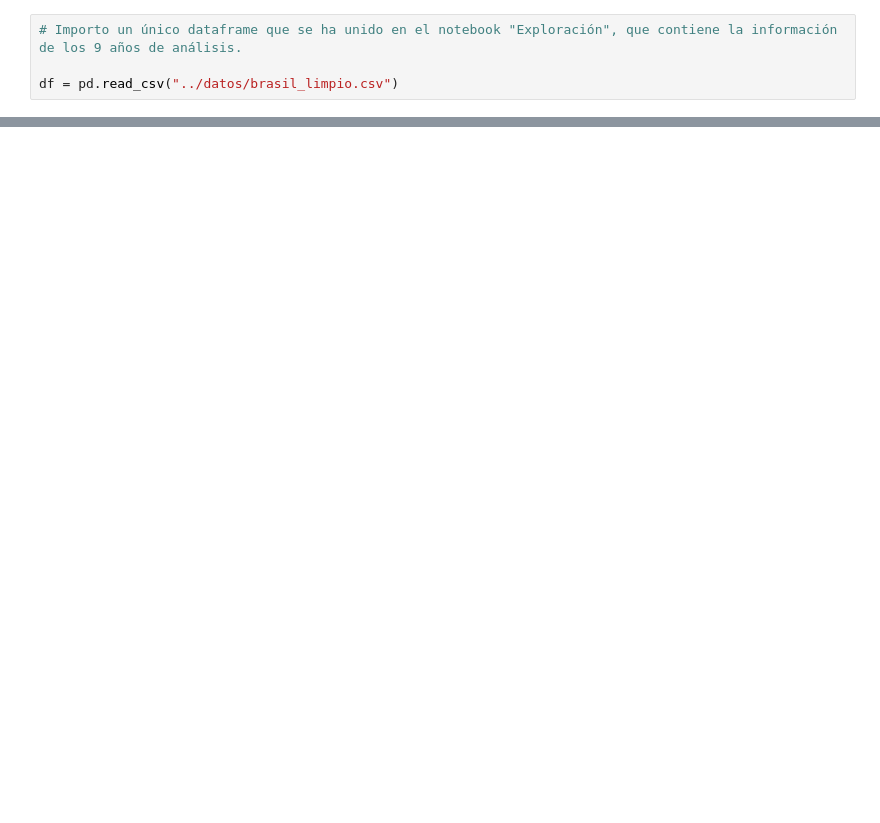
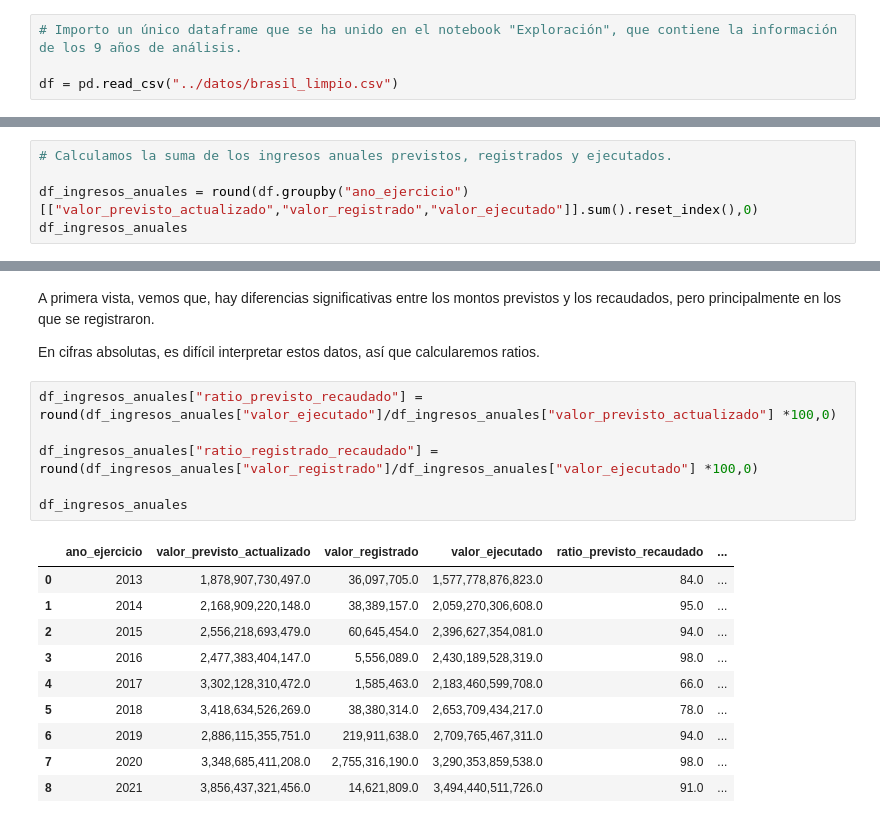
Before and after one commit to davfranco1/Proyecto2-EDA-Ingresos-Publicos-Brasil, a Jupyter notebook: notebooks/3_Análisis-Visualización.ipynb, the cells around one changed output, grey strips where cells are left out. Drawn from its saved outputs; the diff is of its cells as text; blank space fills up the shorter version.

```diff
--- a/notebooks/3_Análisis-Visualización.ipynb
+++ b/notebooks/3_Análisis-Visualización.ipynb
@@ -78,0 +94,5 @@ sl.conversion_fecha(df, "fecha_registro")
+# %%
+# Calculamos la suma de los ingresos anuales previstos, registrados y ejecutados.
+
+df_ingresos_anuales = round(df.groupby("ano_ejercicio")[["valor_previsto_actualizado","valor_registrado","valor_ejecutado"]].sum().reset_index(),0)
+df_ingresos_anuales
@@ -78,0 +110,21 @@ sl.conversion_fecha(df, "fecha_registro")
+# %% [markdown]
+A primera vista, vemos que, hay diferencias significativas entre los montos previstos y los recaudados, pero principalmente en los que se registraron.
+
+En cifras absolutas, es difícil interpretar estos datos, así que calcularemos ratios.
+# %%
+df_ingresos_anuales["ratio_previsto_recaudado"] = round(df_ingresos_anuales["valor_ejecutado"]/df_ingresos_anuales["valor_previsto_actualizado"] *100,0)
+
+df_ingresos_anuales["ratio_registrado_recaudado"] = round(df_ingresos_anuales["valor_registrado"]/df_ingresos_anuales["valor_ejecutado"] *100,0)
+
+df_ingresos_anuales
+# %% [output]
+|  | ano_ejercicio | valor_previsto_actualizado | valor_registrado | valor_ejecutado | ratio_previsto_recaudado | ... |
+| 0 | 2013 | 1,878,907,730,497.0 | 36,097,705.0 | 1,577,778,876,823.0 | 84.0 | ... |
+| 1 | 2014 | 2,168,909,220,148.0 | 38,389,157.0 | 2,059,270,306,608.0 | 95.0 | ... |
+| 2 | 2015 | 2,556,218,693,479.0 | 60,645,454.0 | 2,396,627,354,081.0 | 94.0 | ... |
+| 3 | 2016 | 2,477,383,404,147.0 | 5,556,089.0 | 2,430,189,528,319.0 | 98.0 | ... |
+| 4 | 2017 | 3,302,128,310,472.0 | 1,585,463.0 | 2,183,460,599,708.0 | 66.0 | ... |
+| 5 | 2018 | 3,418,634,526,269.0 | 38,380,314.0 | 2,653,709,434,217.0 | 78.0 | ... |
+| 6 | 2019 | 2,886,115,355,751.0 | 219,911,638.0 | 2,709,765,467,311.0 | 94.0 | ... |
+| 7 | 2020 | 3,348,685,411,208.0 | 2,755,316,190.0 | 3,290,353,859,538.0 | 98.0 | ... |
+| 8 | 2021 | 3,856,437,321,456.0 | 14,621,809.0 | 3,494,440,511,726.0 | 91.0 | ... |
```
Also changed, not shown: parts of 27 cells of this notebook.
